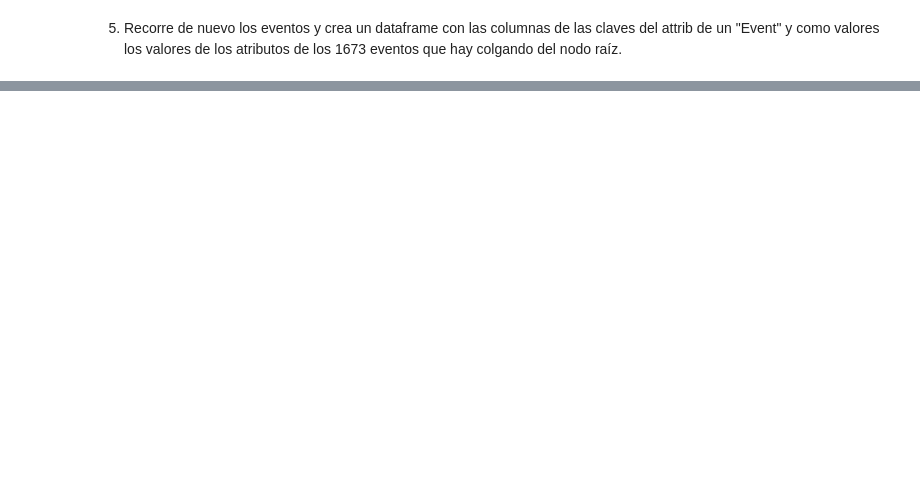
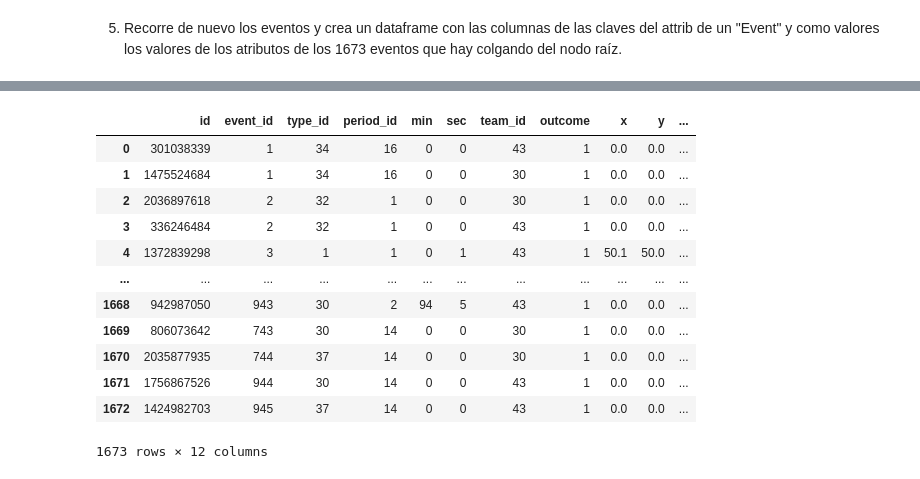
Before and after one commit to mfondevilla/DS-Online-MelaniaFondevilla, a Jupyter notebook: 03_Data_Analysis/Sprint_05/Unidad_02_Procesado_Datos_Internos_Ficheros/03_Practica_Obligatoria/18_Practica_Obligatoria_Ficheros.ipynb, the cells around one changed output, grey strips where cells are left out. Cells and saved outputs as stored; diff of their text form; code cells hidden in the pictures; blank space fills up the shorter version.

```diff
--- a/03_Data_Analysis/Sprint_05/Unidad_02_Procesado_Datos_Internos_Ficheros/03_Practica_Obligatoria/18_Practica_Obligatoria_Ficheros.ipynb
+++ b/03_Data_Analysis/Sprint_05/Unidad_02_Procesado_Datos_Internos_Ficheros/03_Practica_Obligatoria/18_Practica_Obligatoria_Ficheros.ipynb
@@ -316,2 +324,8 @@ Es hora de procesar el fichero con la ruta xml. Carga las liberias necesarias:
 # %% [markdown]
 2. Asigna el nodo raíz a la variable `ejer_raiz` y muestra su etiqueta (y sus atributos, si es que tiene)
+# %%
+ejer_raiz = tree.getroot()
+tag_raiz = ejer_raiz.tag
+attributes = ejer_raiz.attrib
+print(tag_raiz)
+print(attributes)
@@ -320,2 +378,6 @@ Es hora de procesar el fichero con la ruta xml. Carga las liberias necesarias:
 # %% [markdown]
 4. Habrás comprobado que del nodo raíz cuelgan 1673 nodos con tag "Event", encuentra uno (<nodo_raiz>.find("Event"), pero primero tendrás que encontrar un nodo raiz, pista raiz.find("Game") y de ahi...) y pinta sus atributos
+# %%
+game = ejer_raiz.find("Game")
+event = game.find("Event")
+display(event)
@@ -322,2 +386,6 @@ Es hora de procesar el fichero con la ruta xml. Carga las liberias necesarias:
 # %% [markdown]
 5. Recorre de nuevo los eventos y crea un dataframe con las columnas de las claves del attrib de un "Event" y como valores los valores de los atributos de los 1673 eventos que hay colgando del nodo raíz.
+# %%
+display(type(event.attrib.keys()))
+dicc_events = dict.fromkeys(event.attrib.keys())
+display(dicc_events)
@@ -323,0 +406,9 @@ Es hora de procesar el fichero con la ruta xml. Carga las liberias necesarias:
+# %%
+event = game.find("Event")
+
+for key, value in dicc_events.items():
+    list_values = []
+    for event in game:
+        list_values.append(event.attrib[key])
+    dicc_events[key] = list_values
+dicc_events
@@ -323,0 +433,17 @@ Es hora de procesar el fichero con la ruta xml. Carga las liberias necesarias:
+# %%
+df = pd.DataFrame(dicc_events)
+df
+# %% [output]
+|  | id | event_id | type_id | period_id | min | sec | team_id | outcome | x | y | ... |
+| 0 | 301038339 | 1 | 34 | 16 | 0 | 0 | 43 | 1 | 0.0 | 0.0 | ... |
+| 1 | 1475524684 | 1 | 34 | 16 | 0 | 0 | 30 | 1 | 0.0 | 0.0 | ... |
+| 2 | 2036897618 | 2 | 32 | 1 | 0 | 0 | 30 | 1 | 0.0 | 0.0 | ... |
+| 3 | 336246484 | 2 | 32 | 1 | 0 | 0 | 43 | 1 | 0.0 | 0.0 | ... |
+| 4 | 1372839298 | 3 | 1 | 1 | 0 | 1 | 43 | 1 | 50.1 | 50.0 | ... |
+| ... | ... | ... | ... | ... | ... | ... | ... | ... | ... | ... | ... |
+| 1668 | 942987050 | 943 | 30 | 2 | 94 | 5 | 43 | 1 | 0.0 | 0.0 | ... |
+| 1669 | 806073642 | 743 | 30 | 14 | 0 | 0 | 30 | 1 | 0.0 | 0.0 | ... |
+| 1670 | 2035877935 | 744 | 37 | 14 | 0 | 0 | 30 | 1 | 0.0 | 0.0 | ... |
+| 1671 | 1756867526 | 944 | 30 | 14 | 0 | 0 | 43 | 1 | 0.0 | 0.0 | ... |
+| 1672 | 1424982703 | 945 | 37 | 14 | 0 | 0 | 43 | 1 | 0.0 | 0.0 | ... |
+1673 rows × 12 columns
```
Also changed, not shown: parts of 7 cells of this notebook, 3 other files.
